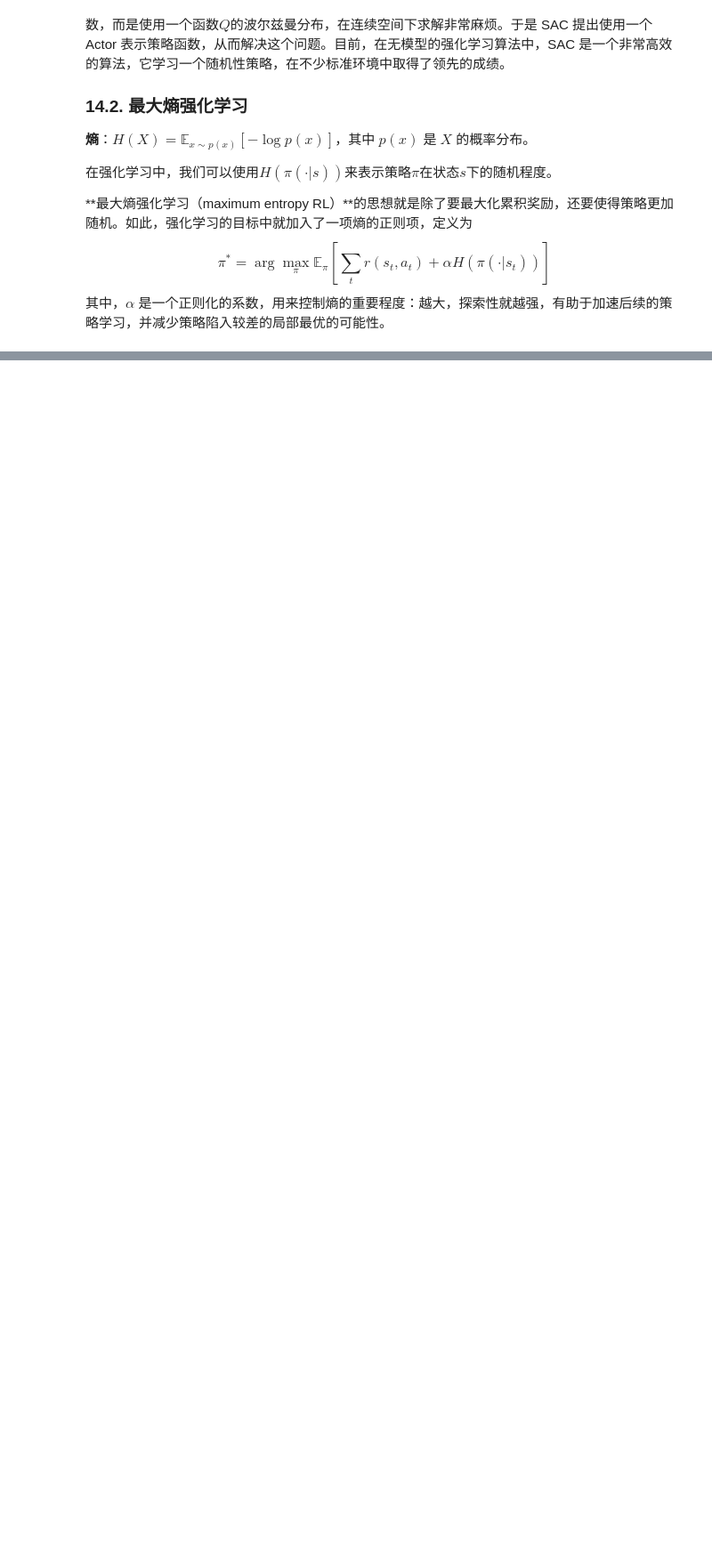
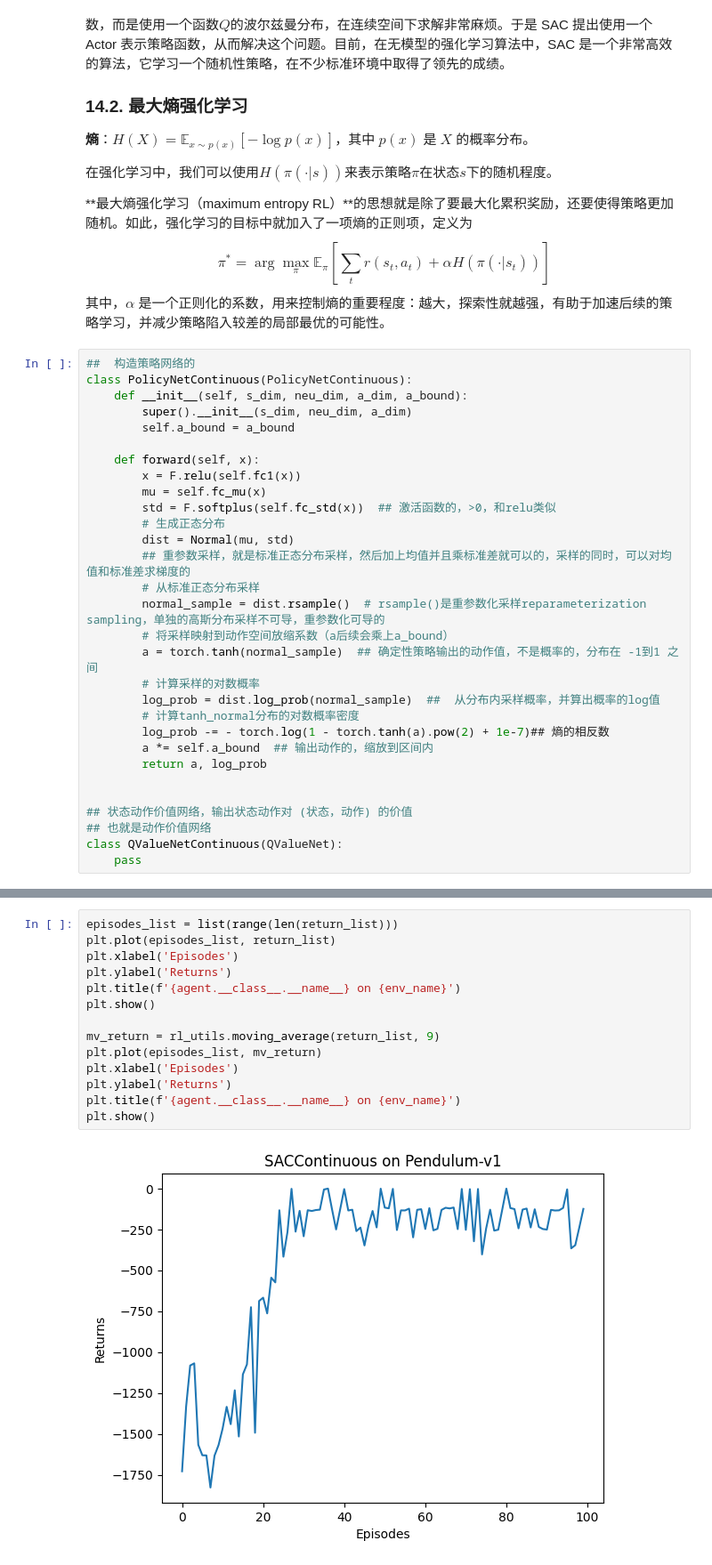
Before and after one commit to lanceyliao/Hands-on-RL, a Jupyter notebook: 合集.ipynb, the cells around one changed output, grey strips where cells are left out. Shown at 89% size. Drawn from its saved outputs; the diff is of its cells as text; blank space fills up the shorter version.

```diff
--- a/合集.ipynb
+++ b/合集.ipynb
@@ -3819,3 +3821,33 @@ $$
 \pi^* = \arg\max_{\pi} \mathbb{E}_{\pi} \left[ \sum_{t} r(s_{t}, a_{t}) + \alpha H(\pi(\cdot|s_{t})) \right]
 $$
 其中，$\alpha$ 是一个正则化的系数，用来控制熵的重要程度：越大，探索性就越强，有助于加速后续的策略学习，并减少策略陷入较差的局部最优的可能性。
+# %%
+##  构造策略网络的
+class PolicyNetContinuous(PolicyNetContinuous):
+    def __init__(self, s_dim, neu_dim, a_dim, a_bound):
+        super().__init__(s_dim, neu_dim, a_dim)
+        self.a_bound = a_bound
+
+    def forward(self, x):
+        x = F.relu(self.fc1(x))
+        mu = self.fc_mu(x)
+        std = F.softplus(self.fc_std(x))  ## 激活函数的，>0，和relu类似
+        # 生成正态分布
+        dist = Normal(mu, std)
+        ## 重参数采样，就是标准正态分布采样，然后加上均值并且乘标准差就可以的，采样的同时，可以对均值和标准差求梯度的
+        # 从标准正态分布采样
+        normal_sample = dist.rsample()  # rsample()是重参数化采样reparameterization sampling，单独的高斯分布采样不可导，重参数化可导的
+        # 将采样映射到动作空间放缩系数（a后续会乘上a_bound）
+        a = torch.tanh(normal_sample)  ## 确定性策略输出的动作值，不是概率的，分布在 -1到1 之间
+        # 计算采样的对数概率
+        log_prob = dist.log_prob(normal_sample)  ##  从分布内采样概率，并算出概率的log值
+        # 计算tanh_normal分布的对数概率密度
+        log_prob -= - torch.log(1 - torch.tanh(a).pow(2) + 1e-7)## 熵的相反数
+        a *= self.a_bound  ## 输出动作的，缩放到区间内
+        return a, log_prob
+
+
+## 状态动作价值网络，输出状态动作对 (状态，动作) 的价值
+## 也就是动作价值网络
+class QValueNetContinuous(QValueNet):
+    pass
@@ -3821,0 +3994,16 @@ $$
+# %%
+episodes_list = list(range(len(return_list)))
+plt.plot(episodes_list, return_list)
+plt.xlabel('Episodes')
+plt.ylabel('Returns')
+plt.title(f'{agent.__class__.__name__} on {env_name}')
+plt.show()
+
+mv_return = rl_utils.moving_average(return_list, 9)
+plt.plot(episodes_list, mv_return)
+plt.xlabel('Episodes')
+plt.ylabel('Returns')
+plt.title(f'{agent.__class__.__name__} on {env_name}')
+plt.show()
+# %% [output]
+[figure, added]
```
Also changed, not shown: parts of 14 cells of this notebook, 4 other files.
